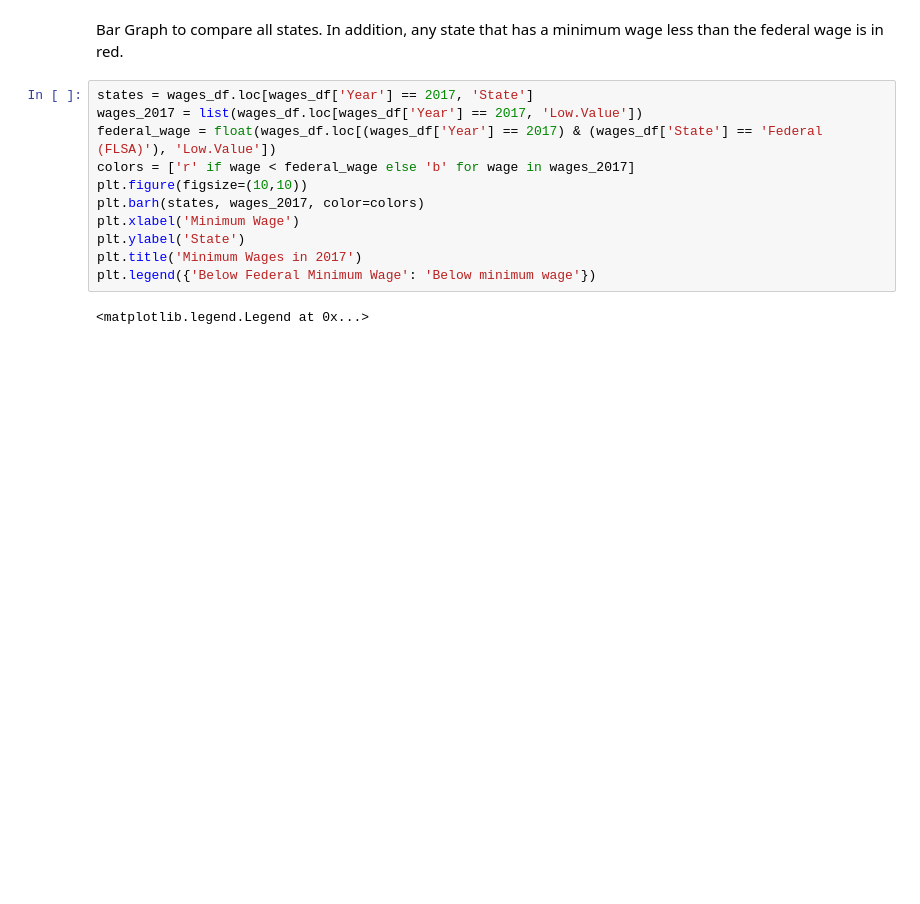
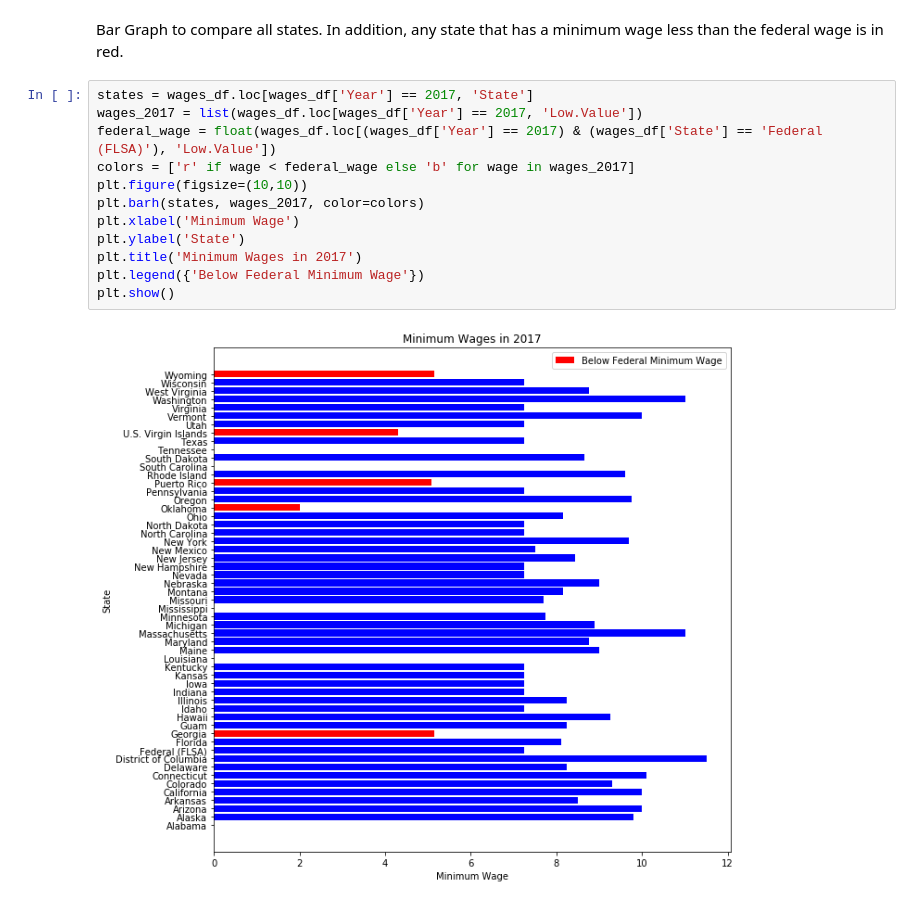
Before and after one commit to kayschulz/min_wage_statistics, a Jupyter notebook: min_wage_statistics_and_visualizations.ipynb, the cells around one changed output. Saved outputs shown, nothing was run; the diff lists cells and outputs as text; blank space fills up the shorter version.

```diff
--- a/min_wage_statistics_and_visualizations.ipynb
+++ b/min_wage_statistics_and_visualizations.ipynb
@@ -113,13 +113,14 @@ Bar Graph to compare all states. In addition, any state that has a minimum wage
 # %%
 states = wages_df.loc[wages_df['Year'] == 2017, 'State']
 wages_2017 = list(wages_df.loc[wages_df['Year'] == 2017, 'Low.Value'])
 federal_wage = float(wages_df.loc[(wages_df['Year'] == 2017) & (wages_df['State'] == 'Federal (FLSA)'), 'Low.Value'])
 colors = ['r' if wage < federal_wage else 'b' for wage in wages_2017]
 plt.figure(figsize=(10,10))
 plt.barh(states, wages_2017, color=colors)
 plt.xlabel('Minimum Wage')
 plt.ylabel('State')
 plt.title('Minimum Wages in 2017')
-plt.legend({'Below Federal Minimum Wage': 'Below minimum wage'})
+plt.legend({'Below Federal Minimum Wage'})
+plt.show()
 # %% [output]
-<matplotlib.legend.Legend at 0x...>
+[figure, added]
```
Also changed, not shown: parts of 2 cells of this notebook.
